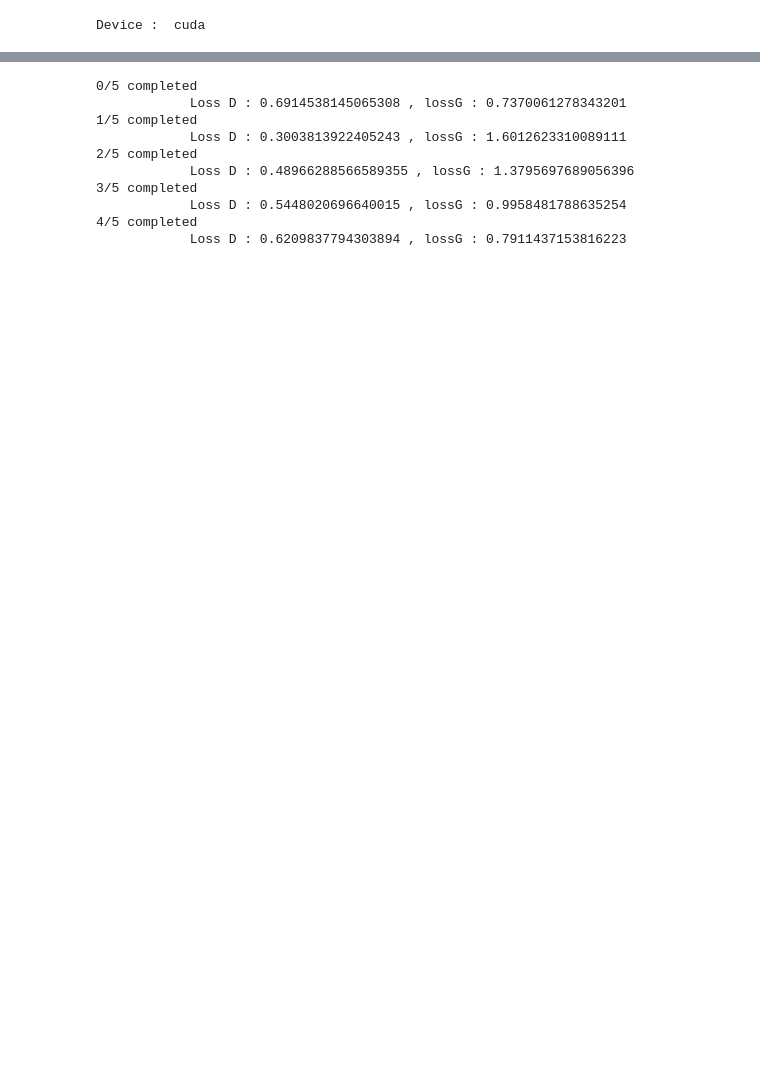
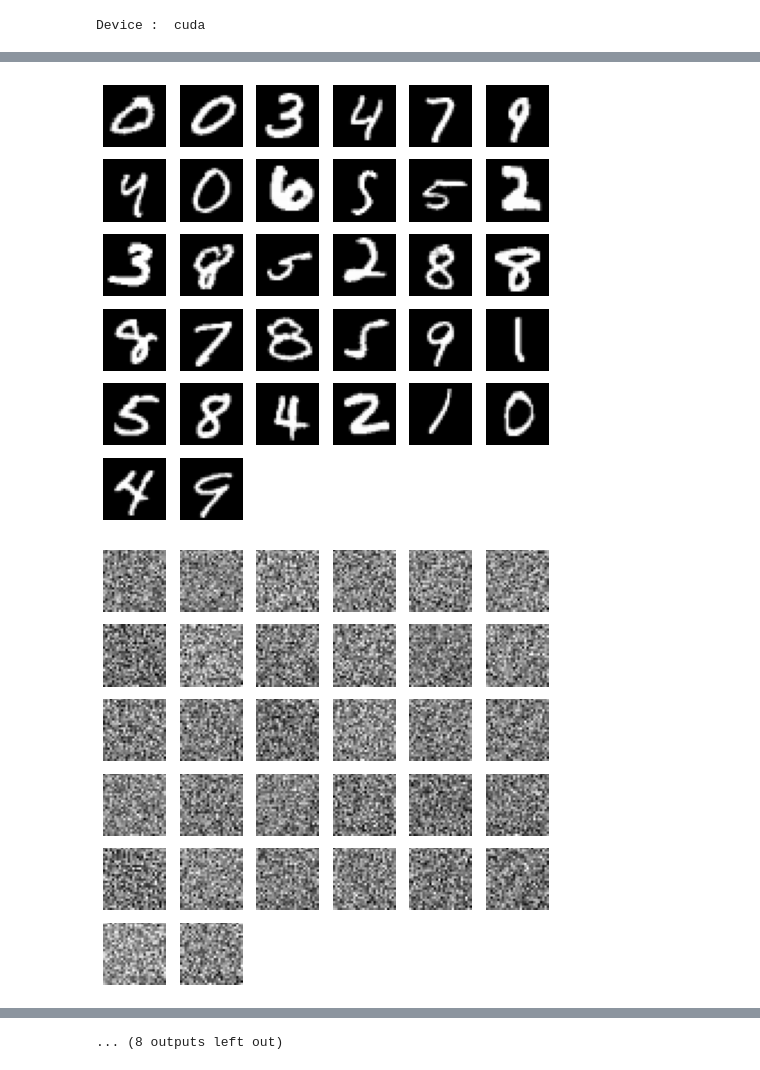
Before and after one commit to rama96/GAN, a Jupyter notebook: notebooks/SimpleGAN.ipynb, the cells around one changed output, grey strips where cells are left out. Drawn from its saved outputs; the diff is of its cells as text; code cells hidden in the pictures; blank space fills up the shorter version.

```diff
--- a/notebooks/SimpleGAN.ipynb
+++ b/notebooks/SimpleGAN.ipynb
@@ -45,7 +47,7 @@ lr = 3e-4
 z_dim = 64 # 128 , 256
 img_dim = 28*28*1 # 784
 batch_size = 32
-num_epochs = 5
+num_epochs = 10
 
 # defining variables
 disc = Discriminator(img_dim).to(device)
@@ -107,3 +82,20 @@ New experiment created. View your TensorBoard at: https://tensorboard.dev/experi
+# %%
+
+def plot_images(t):
+  # Ploting some of the datapoints in the dataset
+  import matplotlib.pyplot as plt
+  from IPython import display
+  # sample_img , sample_lbl = temp_train_dataset[3]
+  figure = plt.figure(figsize=(8, 8))
+  cols, rows = 6, 6
+  figure.add_subplot(rows, cols, 1)
+  for i in range(data.shape[0]):
+      img = t[i].cpu().numpy()
+      figure.add_subplot(rows, cols, i+1)
+      plt.axis("off")
+      plt.imshow(img.squeeze(), cmap="gray")
+      display.display(plt.gcf())
+      display.clear_output(wait=True)
 # %%
 for epoch in range(num_epochs):
   for batch_idx , (real , _) in enumerate(loader):
@@ -126,30 +118,34 @@ for epoch in range(num_epochs):
     disc.zero_grad()
     lossD.backward(retain_graph=True) # clears the gradients from cache
     optim_disc.step()
 
     # Generator training : min log(1-D(G(z))) -> max log(D(G(z)))
 
     output = disc(fake).view(-1)
     lossG = criterion(output , torch.ones_like(output))
     gen.zero_grad()
     lossG.backward() # don't need to retain since it's not needed anymore
     optim_gen.step()
 
 
     # Tensorboard things :
     if batch_idx == 0 :
       print(f"""{epoch}/{num_epochs} completed
             Loss D : {lossD} , lossG : {lossG} """)
 
       with torch.no_grad():
         fake = gen(fixed_noise).reshape(-1,1,28,28)
         data = real.reshape(-1,1,28,28)
 
         img_fake_grid = torchvision.utils.make_grid(fake,normalize = True)
         img_real_grid = torchvision.utils.make_grid(real,normalize = True)
 
         writer_fake.add_image("MNIST Fake images " , img_fake_grid , global_step = step)
         writer_real.add_image("MNIST Real images " , img_real_grid , global_step = step)
 
+        plot_images(data)
+        plot_images(fake)
         step+=1
 # %% [output]
+[figure, added]
+[figure, added]
@@ -156,10 +162 @@ for epoch in range(num_epochs):
-0/5 completed
-            Loss D : 0.6914538145065308 , lossG : 0.7370061278343201
-1/5 completed
-            Loss D : 0.3003813922405243 , lossG : 1.6012623310089111
-2/5 completed
-            Loss D : 0.48966288566589355 , lossG : 1.3795697689056396
-3/5 completed
-            Loss D : 0.5448020696640015 , lossG : 0.9958481788635254
-4/5 completed
-            Loss D : 0.6209837794303894 , lossG : 0.7911437153816223
+... (8 outputs left out)
```
Also changed, not shown: parts of 9 cells of this notebook.
